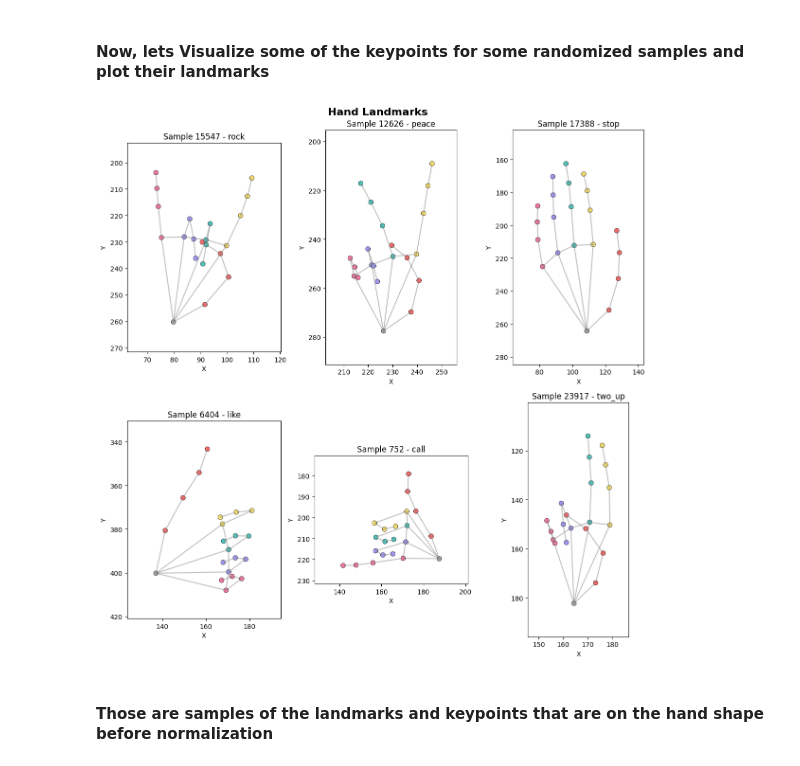
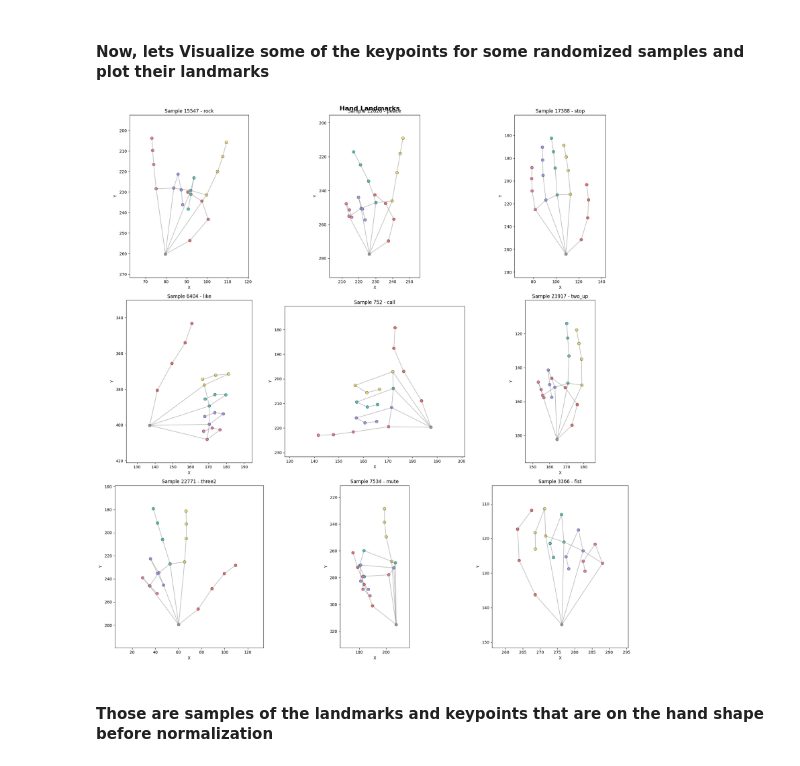
Before and after one commit to Abdelmohsenn/Hand-Gestures-Recognition-Model, a Jupyter notebook: HandGestureModel.ipynb, the cells around one changed output. Saved outputs shown, nothing was run; the diff lists cells and outputs as text; code cells hidden in the pictures.

```diff
--- a/HandGestureModel.ipynb
+++ b/HandGestureModel.ipynb
@@ -119,7 +121,7 @@ def plot_landmarks(Conn, data, row, col, random_state=42, title="Hand Landmarks"
     sampled_df = data.sample(row*col, random_state=random_state)
     # print(sampled_df.head())
 
-    fig, axes = plt.subplots(row, col, figsize=(12, 12))
+    fig, axes = plt.subplots(row, col, figsize=(20, 20))
     axes = axes.flatten()
 
     fig.suptitle(title, fontsize=16, fontweight='bold')
@@ -165,9 +167,9 @@ def plot_landmarks(Conn, data, row, col, random_state=42, title="Hand Landmarks"
     plt.tight_layout()
     plt.show()
 # %%
-plot_landmarks(CONNECTIONS, df, 2, 3)
+plot_landmarks(CONNECTIONS, df, 3, 3)
 # %% [output]
-[figure, old version]
+[figure, new version]
 # %% [markdown]
 #### Those are samples of the landmarks and keypoints that are on the hand shape before normalization
 # %% [markdown]
```
Also changed, not shown: parts of 8 cells of this notebook, 1 other file.
